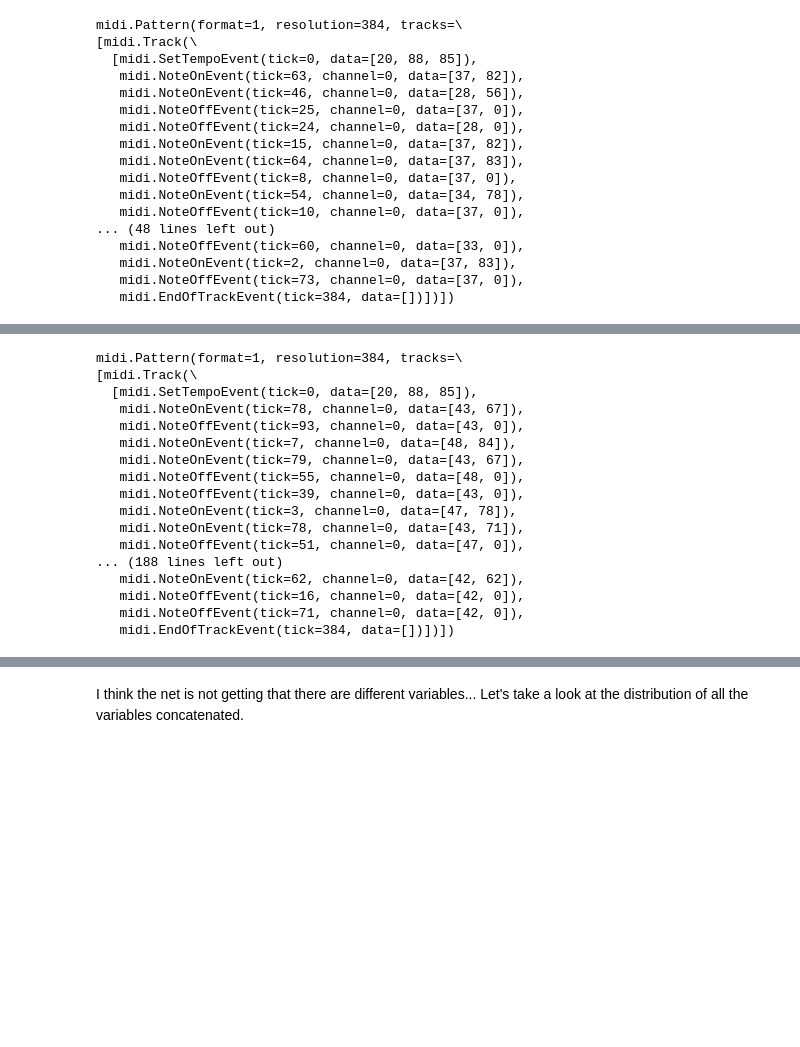
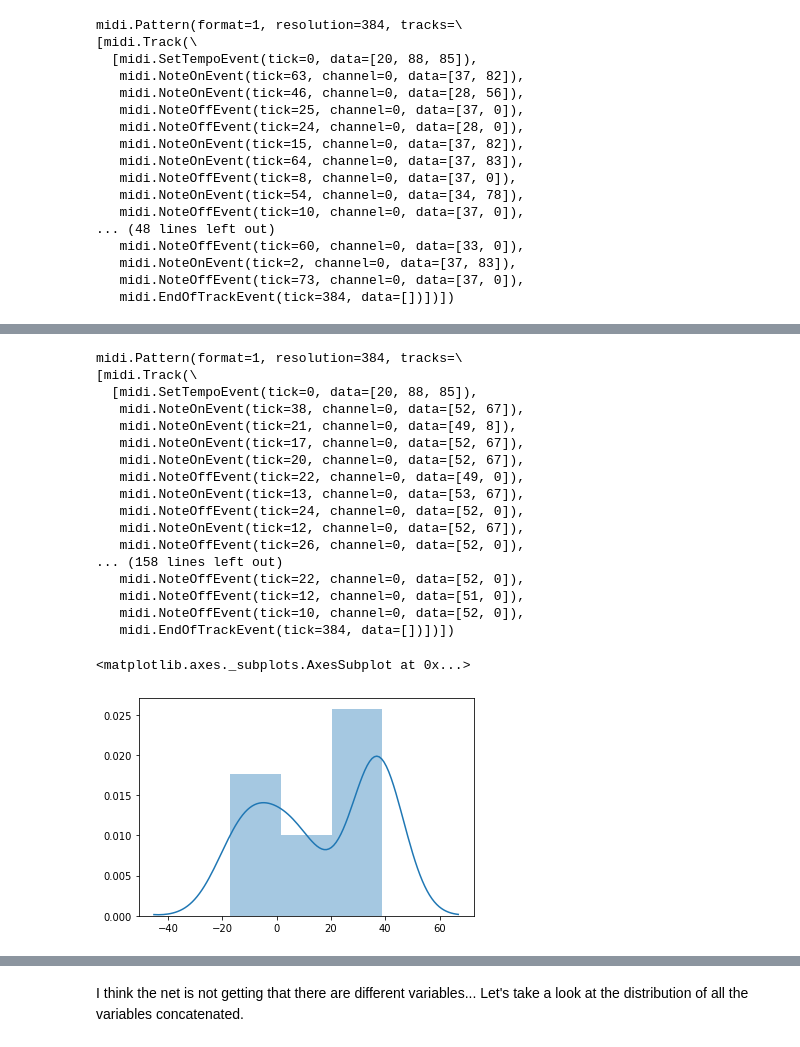
Before and after one commit to Jhdemendoza/TFM, a Jupyter notebook: C-RNN-GAN_V2.ipynb, the cells around one changed output, grey strips where cells are left out. Cells and saved outputs as stored; diff of their text form; code cells hidden in the pictures; blank space fills up the shorter version.

Commit message:
Curriculum learning implemented and tested. Generated some midi files

```diff
--- a/C-RNN-GAN_V2.ipynb
+++ b/C-RNN-GAN_V2.ipynb
@@ -312,11 +326,14 @@ in_channels_d = 4
 out_channels_d = 2
 hidden_dim_d = 350
 n_layers_d = 2
+G_var_threshold = 0.03
+D_var_threshold = 0.03
 
 crnngan_curriculum = CRNNGAN(batch_length, sequence_length,
                  in_channels_g, out_channels_g, hidden_dim_g, n_layers_g,
                  in_channels_d, out_channels_d, hidden_dim_d, n_layers_d,
-                 curriculum_learning = True)
+                 curriculum_learning = True, G_var_threshold=G_var_threshold,
+                 D_var_threshold=D_var_threshold)
 # %%
 crnngan_curriculum.trainloop(musicDataLoader)
 # %% [output]
@@ -340,20 +357,25 @@ Epoch time: 967.05
 # %%
-musicDataLoader.save_data('./test_song_last_iter.midi', crnngan_curriculum.generated_songs[-1][-1].numpy())
+musicDataLoader.save_data('./test_curriculum_song.midi', crnngan_curriculum.generated_songs[-1][-1].numpy())
 # %% [output]
 midi.Pattern(format=1, resolution=384, tracks=\
 [midi.Track(\
   [midi.SetTempoEvent(tick=0, data=[20, 88, 85]),
-   midi.NoteOnEvent(tick=78, channel=0, data=[43, 67]),
-   midi.NoteOffEvent(tick=93, channel=0, data=[43, 0]),
-   midi.NoteOnEvent(tick=7, channel=0, data=[48, 84]),
-   midi.NoteOnEvent(tick=79, channel=0, data=[43, 67]),
-   midi.NoteOffEvent(tick=55, channel=0, data=[48, 0]),
-   midi.NoteOffEvent(tick=39, channel=0, data=[43, 0]),
-   midi.NoteOnEvent(tick=3, channel=0, data=[47, 78]),
-   midi.NoteOnEvent(tick=78, channel=0, data=[43, 71]),
-   midi.NoteOffEvent(tick=51, channel=0, data=[47, 0]),
-... (188 lines left out)
-   midi.NoteOnEvent(tick=62, channel=0, data=[42, 62]),
-   midi.NoteOffEvent(tick=16, channel=0, data=[42, 0]),
-   midi.NoteOffEvent(tick=71, channel=0, data=[42, 0]),
+   midi.NoteOnEvent(tick=38, channel=0, data=[52, 67]),
+   midi.NoteOnEvent(tick=21, channel=0, data=[49, 8]),
+   midi.NoteOnEvent(tick=17, channel=0, data=[52, 67]),
+   midi.NoteOnEvent(tick=20, channel=0, data=[52, 67]),
+   midi.NoteOffEvent(tick=22, channel=0, data=[49, 0]),
+   midi.NoteOnEvent(tick=13, channel=0, data=[53, 67]),
+   midi.NoteOffEvent(tick=24, channel=0, data=[52, 0]),
+   midi.NoteOnEvent(tick=12, channel=0, data=[52, 67]),
+   midi.NoteOffEvent(tick=26, channel=0, data=[52, 0]),
+... (158 lines left out)
+   midi.NoteOffEvent(tick=22, channel=0, data=[52, 0]),
+   midi.NoteOffEvent(tick=12, channel=0, data=[51, 0]),
+   midi.NoteOffEvent(tick=10, channel=0, data=[52, 0]),
    midi.EndOfTrackEvent(tick=384, data=[])])])
+# %%
+sns.distplot(crnngan_curriculum.generated_songs[-3][0][:,0])
+# %% [output]
+<matplotlib.axes._subplots.AxesSubplot at 0x...>
+[figure, added]
```
Also changed, not shown: parts of 46 cells of this notebook, 5 other files.
